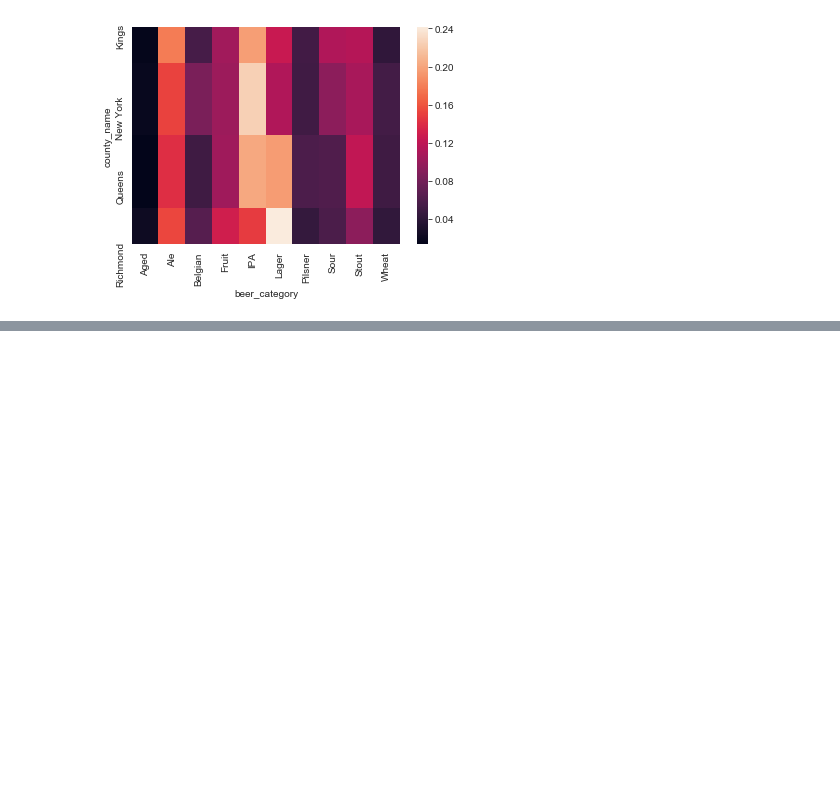
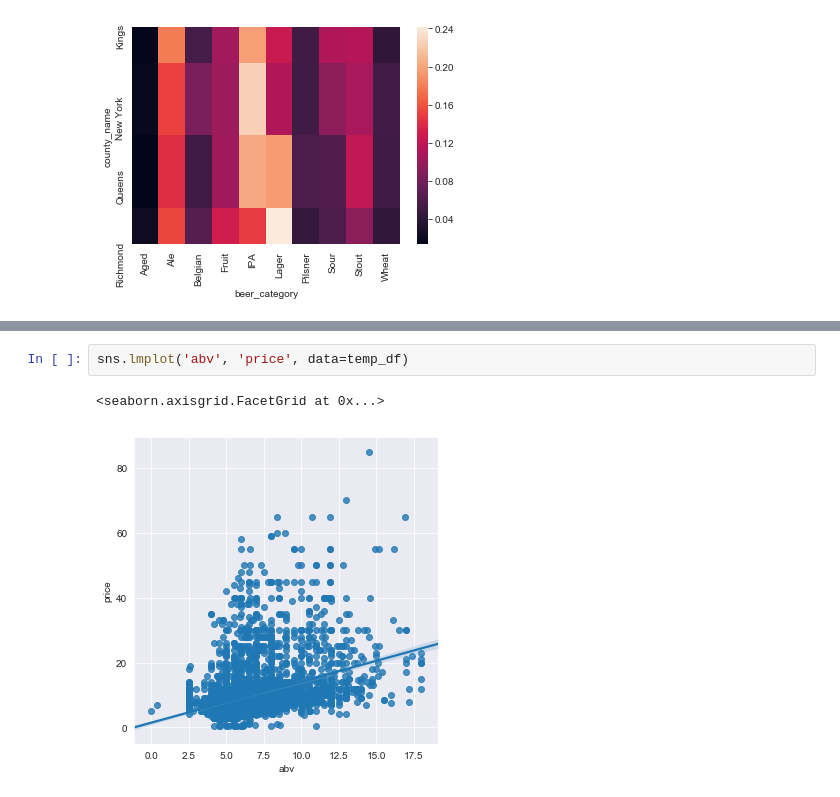
Before and after one commit to rcharan/beer-pubs, a Jupyter notebook: statistical_tests.ipynb, the cells around one changed output, grey strips where cells are left out. Saved outputs shown, nothing was run; the diff lists cells and outputs as text; blank space fills up the shorter version.

```diff
--- a/statistical_tests.ipynb
+++ b/statistical_tests.ipynb
@@ -112,0 +146,5 @@ sns.heatmap(row_freq)
+# %%
+sns.lmplot('abv', 'price', data=temp_df)
+# %% [output]
+<seaborn.axisgrid.FacetGrid at 0x...>
+[figure, added]
```
Also changed, not shown: parts of 13 cells of this notebook.
